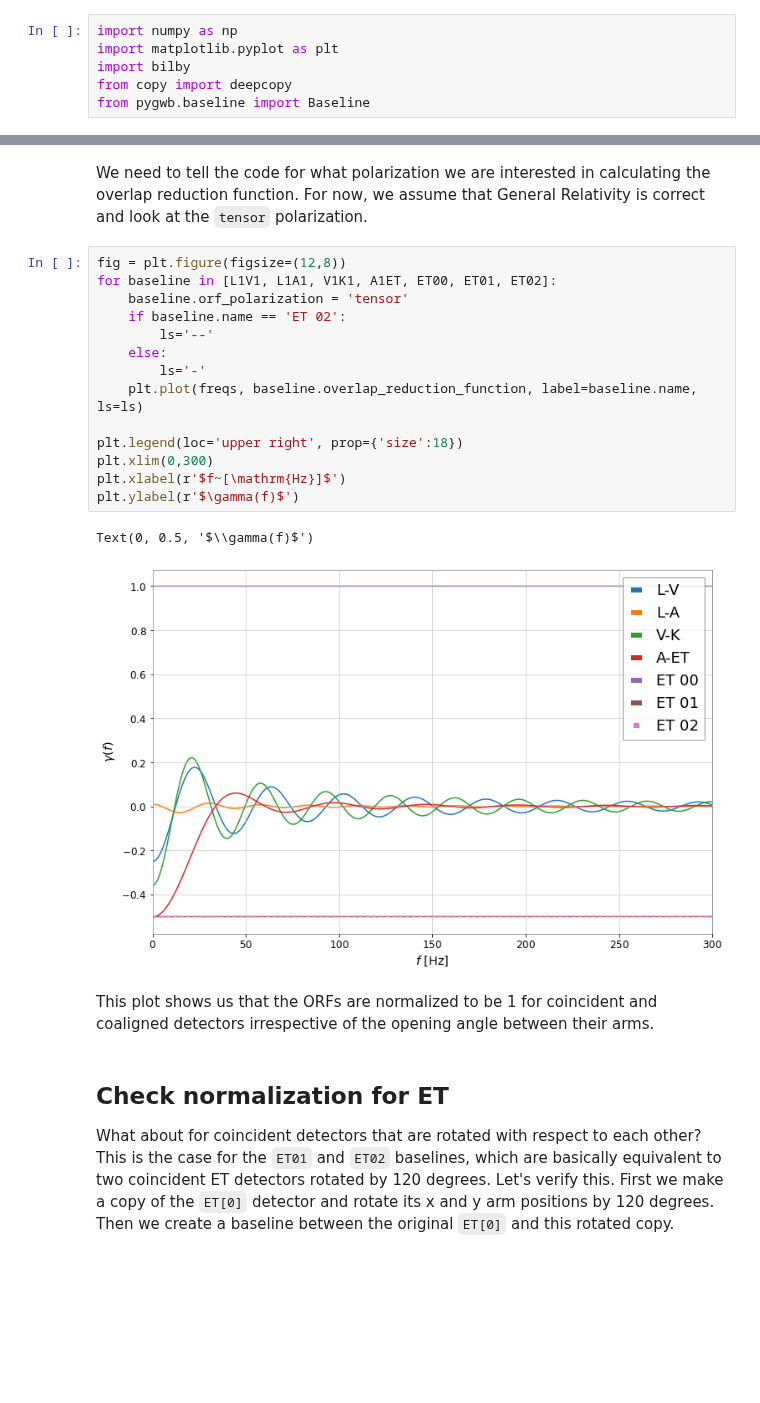
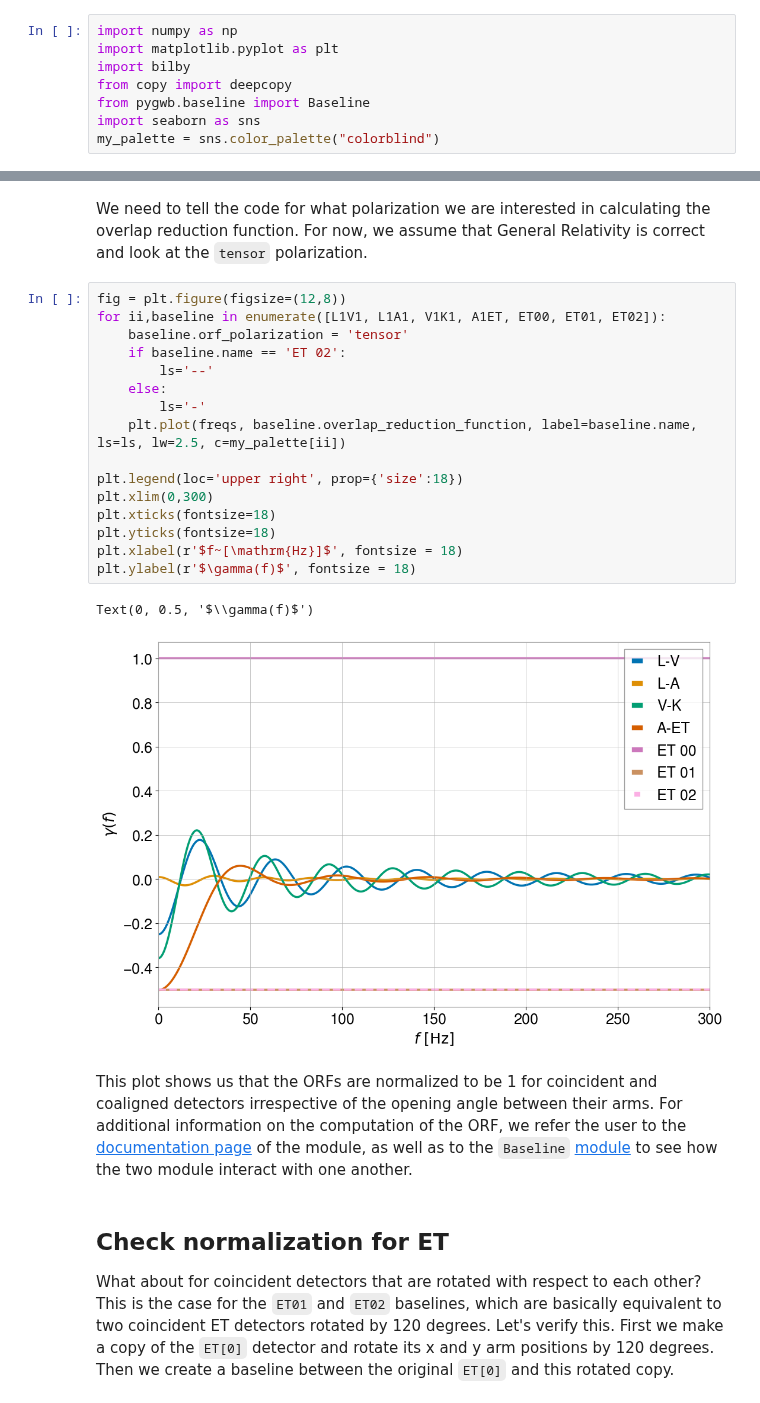
Before and after one commit to a-renzini/pygwb, a Jupyter notebook: tutorials/test_orfs.ipynb, the cells around one changed output, grey strips where cells are left out. Saved outputs shown, nothing was run; the diff lists cells and outputs as text; blank space fills up the shorter version.

```diff
--- a/tutorials/test_orfs.ipynb
+++ b/tutorials/test_orfs.ipynb
@@ -11,6 +11,8 @@ import matplotlib.pyplot as plt
 import bilby
 from copy import deepcopy
 from pygwb.baseline import Baseline
+import seaborn as sns
+my_palette = sns.color_palette("colorblind")
 # %% [markdown]
 Next we initialize empty `Interferometer` objects for LIGO Livingston, LIGO India, Virgo, Kagra, and Einstein Telescope. The latter is a `TringularInterferometer` object, which consists of three separate `Interferometer` objects at the vertices of an equilateral triangle. The `Interferometer` objects store the location information for each detector, like the latitude and longitude of the vertex and angle of the arms.
 # %%
@@ -45,23 +49,25 @@ ET00 = Baseline('ET 00', ET[0], ET[0], frequencies=freqs, duration=duration)
 We need to tell the code for what polarization we are interested in calculating the overlap reduction function. For now, we assume that General Relativity is correct and look at the `tensor` polarization.
 # %%
 fig = plt.figure(figsize=(12,8))
-for baseline in [L1V1, L1A1, V1K1, A1ET, ET00, ET01, ET02]:
+for ii,baseline in enumerate([L1V1, L1A1, V1K1, A1ET, ET00, ET01, ET02]):
     baseline.orf_polarization = 'tensor'
     if baseline.name == 'ET 02':
         ls='--'
     else:
         ls='-'
-    plt.plot(freqs, baseline.overlap_reduction_function, label=baseline.name, ls=ls)
+    plt.plot(freqs, baseline.overlap_reduction_function, label=baseline.name, ls=ls, lw=2.5, c=my_palette[ii])
 
 plt.legend(loc='upper right', prop={'size':18})
 plt.xlim(0,300)
-plt.xlabel(r'$f~[\mathrm{Hz}]$')
-plt.ylabel(r'$\gamma(f)$')
+plt.xticks(fontsize=18)
+plt.yticks(fontsize=18)
+plt.xlabel(r'$f~[\mathrm{Hz}]$', fontsize = 18)
+plt.ylabel(r'$\gamma(f)$', fontsize = 18)
 # %% [output]
 Text(0, 0.5, '$\\gamma(f)$')
-[figure, old version]
+[figure, new version]
 # %% [markdown]
-This plot shows us that the ORFs are normalized to be 1 for coincident and coaligned detectors irrespective of the opening angle between their arms.
+This plot shows us that the ORFs are normalized to be 1 for coincident and coaligned detectors irrespective of the opening angle between their arms. For additional information on the computation of the ORF, we refer the user to the [documentation page](api/pygwb.orfs.html) of the module, as well as to the `Baseline` [module](api/pygwb.baseline.html) to see how the two module interact with one another.
 # %% [markdown]
 ## Check normalization for ET
 
```
Also changed, not shown: parts of 7 cells of this notebook.
